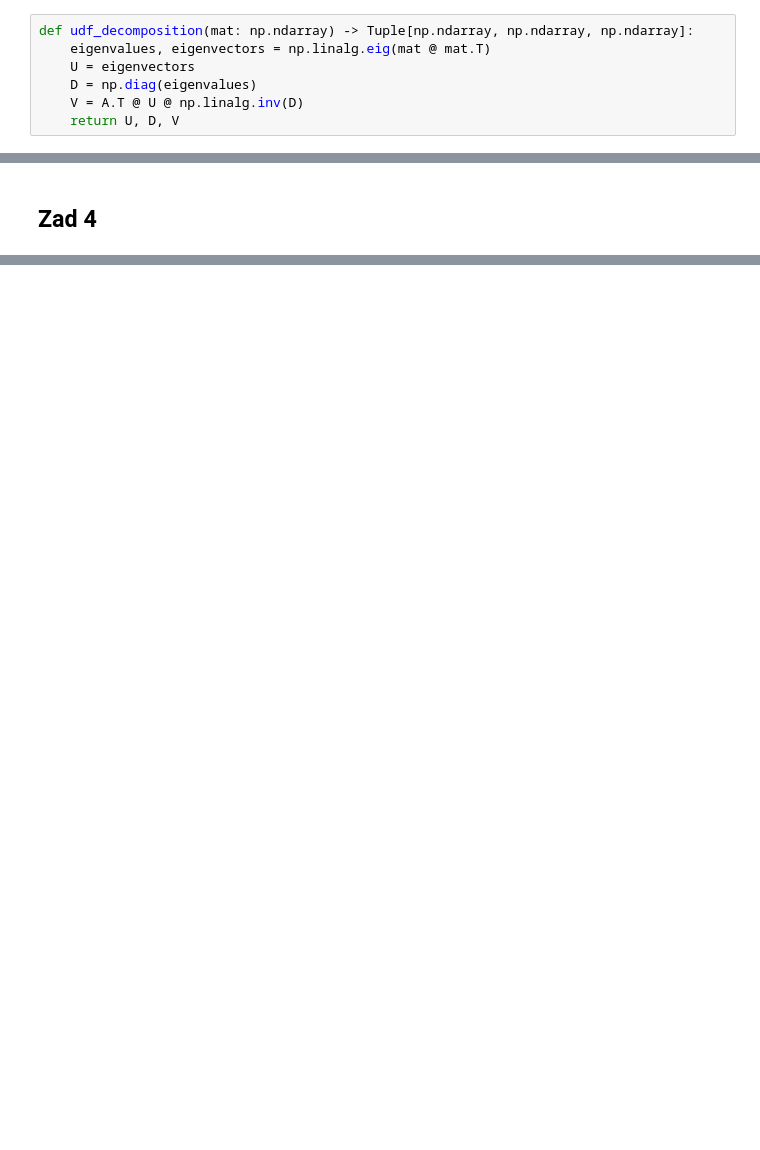
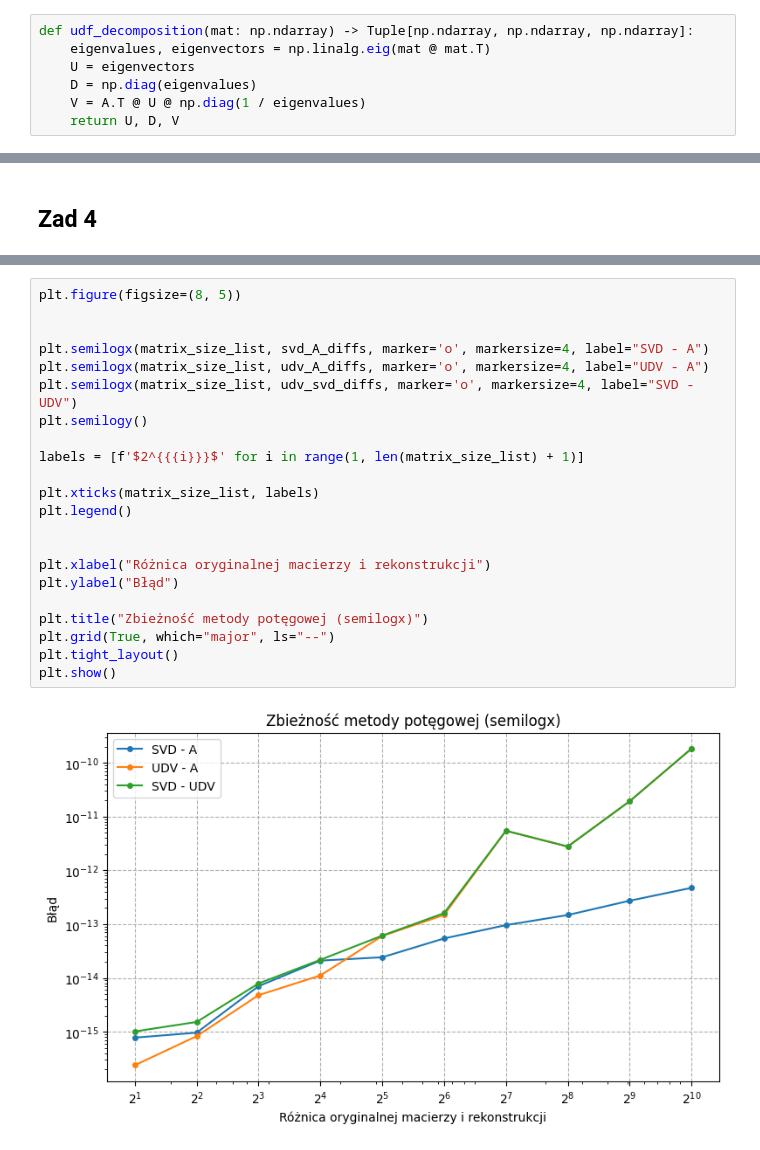
Before and after one commit to mnozkiewicz/Matrix-Calculus, a Jupyter notebook: reports/report5.ipynb, the cells around one changed output, grey strips where cells are left out. Saved outputs shown, nothing was run; the diff lists cells and outputs as text; blank space fills up the shorter version.

```diff
--- a/reports/report5.ipynb
+++ b/reports/report5.ipynb
@@ -69,7 +75,7 @@ def udf_decomposition(mat: np.ndarray) -> Tuple[np.ndarray, np.ndarray, np.ndarr
     eigenvalues, eigenvectors = np.linalg.eig(mat @ mat.T)
     U = eigenvectors
     D = np.diag(eigenvalues)
-    V = A.T @ U @ np.linalg.inv(D)
+    V = A.T @ U @ np.diag(1 / eigenvalues)
     return U, D, V
 # %%
 U, D, V = udf_decomposition(A)
@@ -115,0 +143,24 @@ diff
+# %%
+plt.figure(figsize=(8, 5))
+
+
+plt.semilogx(matrix_size_list, svd_A_diffs, marker='o', markersize=4, label="SVD - A")
+plt.semilogx(matrix_size_list, udv_A_diffs, marker='o', markersize=4, label="UDV - A")
+plt.semilogx(matrix_size_list, udv_svd_diffs, marker='o', markersize=4, label="SVD - UDV")
+plt.semilogy()
+
+labels = [f'$2^{{{i}}}$' for i in range(1, len(matrix_size_list) + 1)]
+
+plt.xticks(matrix_size_list, labels)
+plt.legend()
+
+
+plt.xlabel("Różnica oryginalnej macierzy i rekonstrukcji")
+plt.ylabel("Błąd")
+
+plt.title("Zbieżność metody potęgowej (semilogx)")
+plt.grid(True, which="major", ls="--")
+plt.tight_layout()
+plt.show()
+# %% [output]
+[figure, added]
```
Also changed, not shown: parts of 6 cells of this notebook.
